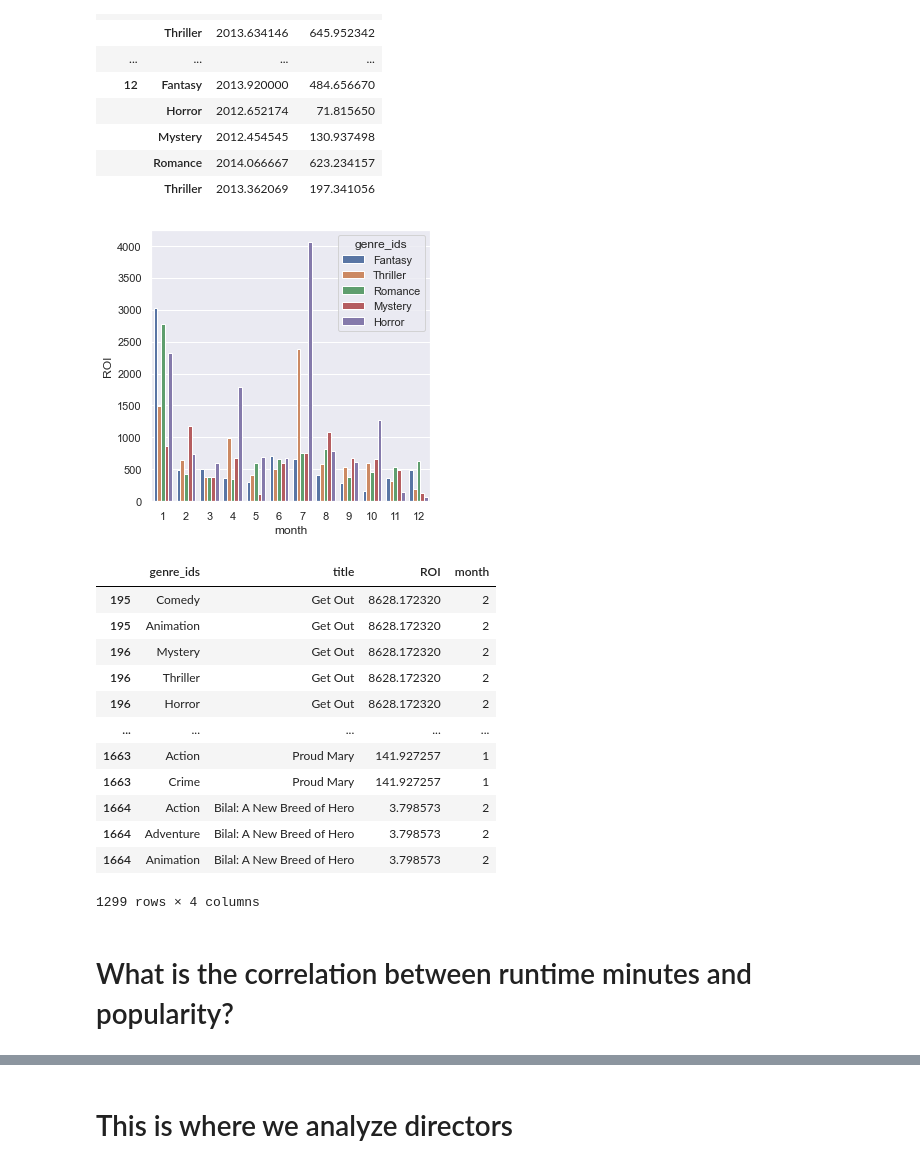
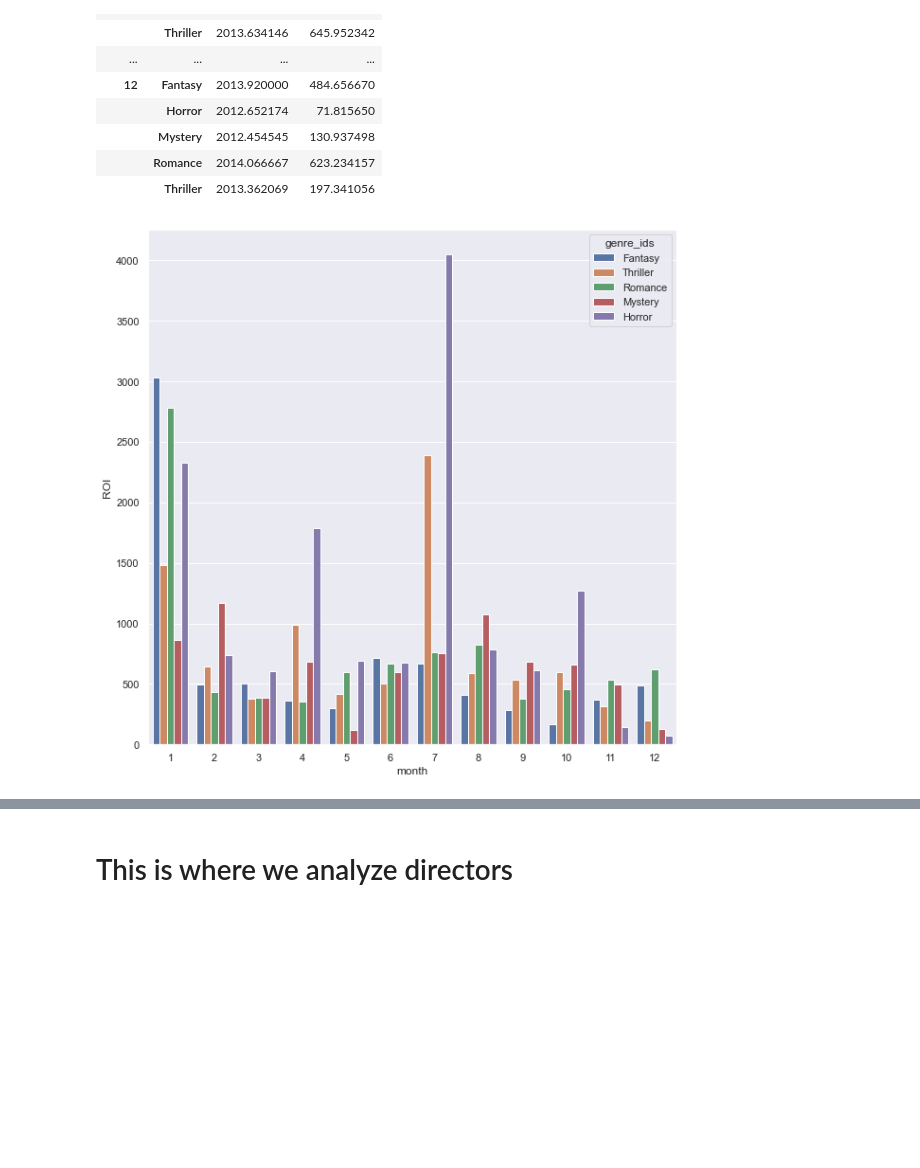
Before and after one commit to ElyLin/MovieAnalysisProject, a Jupyter notebook: Draft_with_recommendation.ipynb, the cells around one changed output, grey strips where cells are left out. Saved outputs shown, nothing was run; the diff lists cells and outputs as text; code cells hidden in the pictures; blank space fills up the shorter version.

Commit message:
added some markdown and attempt one at another graph

```diff
--- a/Draft_with_recommendation.ipynb
+++ b/Draft_with_recommendation.ipynb
@@ -374,7 +398,7 @@ month_genre_roi_title
 # %%
 #let's make a new dataframe where it is clear what the mean Return on Investment is for each genre
-genre_roi = month_genre_roi_title.groupby(['genre_ids']).mean().sort_values('ROI', ascending=False)
-genre_roi
+mean_genre_roi = month_genre_roi_title.groupby(['genre_ids']).mean().sort_values('ROI', ascending=False)
+mean_genre_roi
 # %% [output]
 |  | year | month | ROI |
 | genre_ids |  |  |  |
@@ -396,7 +420,7 @@ genre_roi
 | Western | 2013.806452 | 7.612903 | 213.678350 |
 # %%
 #what are the genres with the top five largest means for Return on Investment?
-top_5_genres=list(genre_roi.index[0:5])
+top_5_genres=list(mean_genre_roi.index[0:5])
 top_5_genres
 # %% [output]
 ['Horror', 'Thriller', 'Romance', 'Mystery', 'Fantasy']
@@ -446,29 +470,13 @@ mean_roi_by_month
 # %%
 # set plot style: grey grid in the background:
 sns.set(style="darkgrid")
 
 # Set the figure size
-plt.figure(figsize=(5, 5))
+plt.figure(figsize=(10, 10))
 
 # grouped barplot
 sns.barplot(x="month", y="ROI", hue="genre_ids", data=month_genre_roi_title , ci=None);
 # %% [output]
-[figure, old version]
+[figure, new version]
 # %%
 month_genre_roi_title
-# %% [output]
-|  | genre_ids | title | ROI | month |
-| 195 | Comedy | Get Out | 8628.172320 | 2 |
-| 195 | Animation | Get Out | 8628.172320 | 2 |
-| 196 | Mystery | Get Out | 8628.172320 | 2 |
-| 196 | Thriller | Get Out | 8628.172320 | 2 |
-| 196 | Horror | Get Out | 8628.172320 | 2 |
-| ... | ... | ... | ... | ... |
-| 1663 | Action | Proud Mary | 141.927257 | 1 |
-| 1663 | Crime | Proud Mary | 141.927257 | 1 |
-| 1664 | Action | Bilal: A New Breed of Hero | 3.798573 | 2 |
-| 1664 | Adventure | Bilal: A New Breed of Hero | 3.798573 | 2 |
-| 1664 | Animation | Bilal: A New Breed of Hero | 3.798573 | 2 |
-1299 rows × 4 columns
-# %% [markdown]
-# What is the correlation between runtime minutes and popularity?
```
Also changed, not shown: parts of 7 cells of this notebook.
